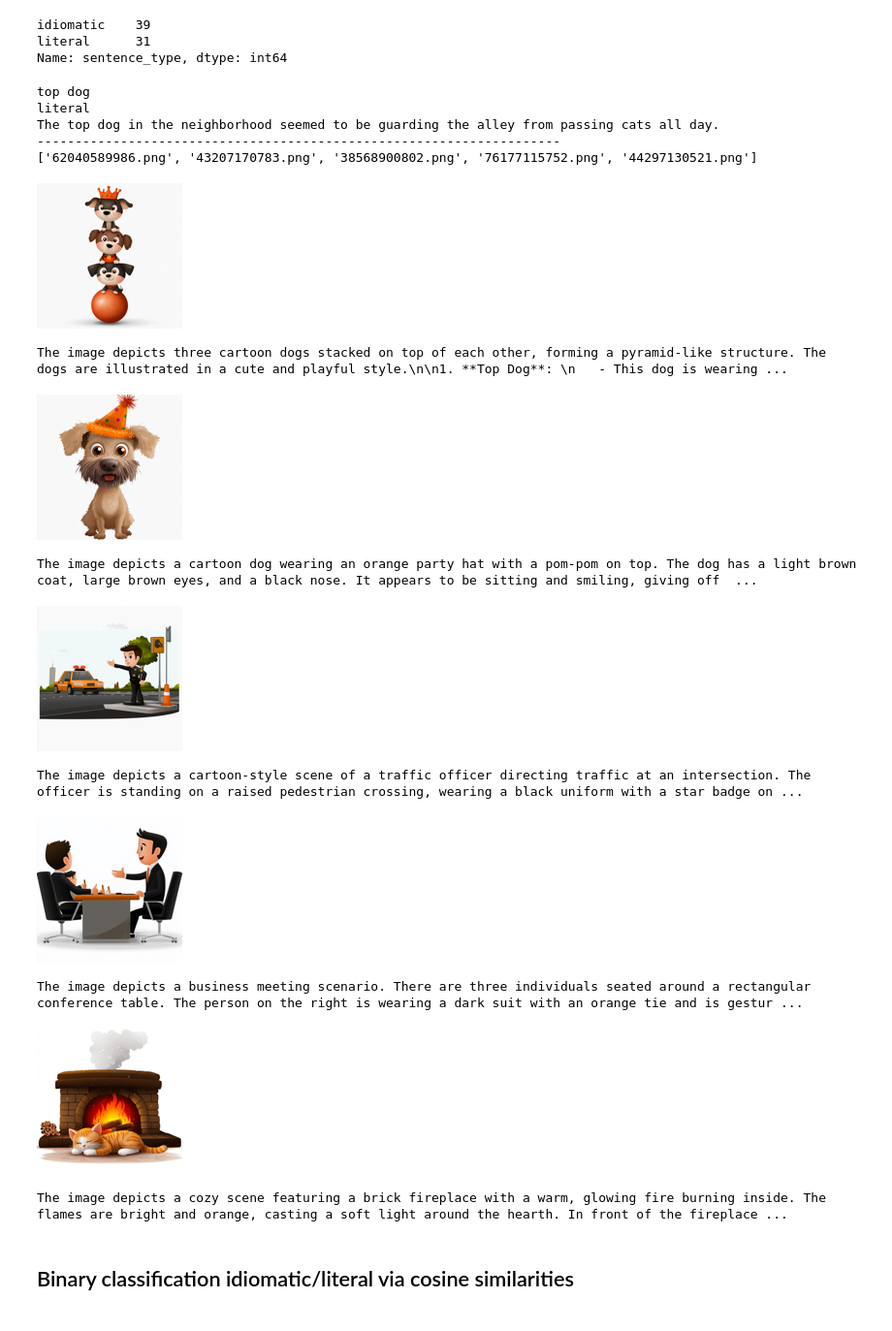
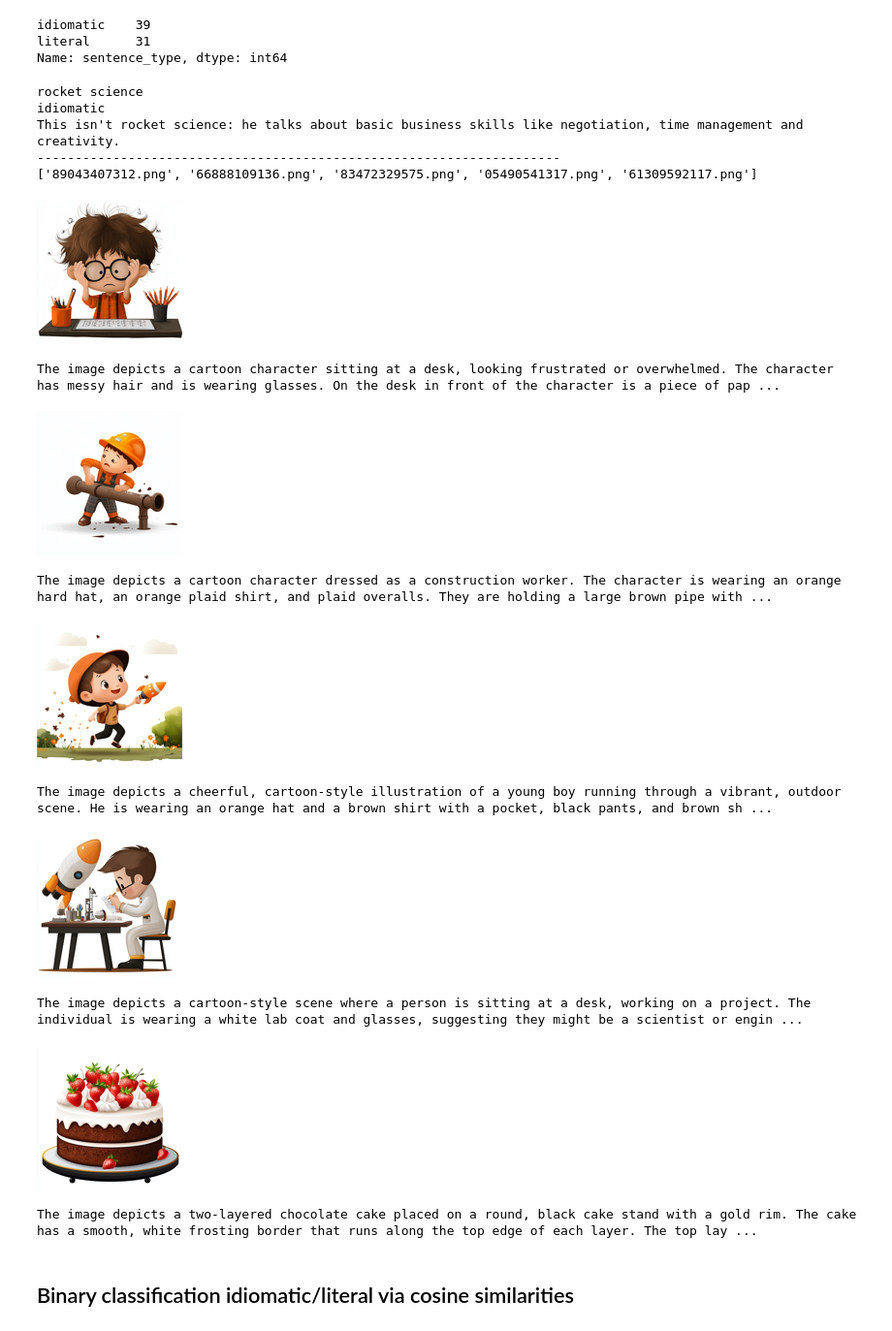
Before and after one commit to ViLoh99/transformer-semeval25, a Jupyter notebook: subtaskA_predictions_fromBERT.ipynb, the cells around one changed output. Shown at 97% size. Saved outputs shown, nothing was run; the diff lists cells and outputs as text; code cells hidden in the pictures.

```diff
--- a/subtaskA_predictions_fromBERT.ipynb
+++ b/subtaskA_predictions_fromBERT.ipynb
@@ -19,3 +5,37 @@ dataA = pd.read_pickle("dataA"+ prep + checkpoint +  ".pkl")
+# %%
+import csv
+import sys
+import ast
+
+import pandas as pd
+import numpy as np
+
+# read in pickle file
+#prep =  "_preprocessed_" #
+prep = "_" #
+checkpoint = 'bert-base-uncased'
+#checkpoint = 'sentence-transformers_all-MiniLM-L6-v2'
+cls_sep = "_without_CLS_SEP" # does not make sense for prep =  "_preprocessed_"
+#cls_sep = ""
+
+dataA = pd.read_pickle("dataA"+ prep + checkpoint + cls_sep + ".pkl")
+
+f = open('results.txt', 'a')
+f.write("\n" "=================================================")
+f.write("\n" +"checkpoint = " + checkpoint)
+if prep == "_preprocessed_":
+    f.write("\n" +"preprocessed: True " + "noun, verb")
+else:
+    f.write("\n" +"preprocessed: False")
+if cls_sep == "_without_CLS_SEP":
+    f.write("\n" + "CLS and SEP Tokens removed")
+else:
+    f.write("\n" + "without CLS and SEP Tokens removed")
+
+f.write("\n" "-------------------------------------------------")
+f.close()
+
+# file to collect results "results.txt"
 # %%
 dataA["subset"].value_counts()
 # %% [output]
@@ -81,23 +101,23 @@ def print_item(n, mydata):
         print(mydata['image'+str(index)+'_caption'][n])
 # %%
 dataA_train = only_train(dataA)
-print_item(27,dataA_train)
+print_item(12,dataA_train)
 # %% [output]
-top dog
-literal
-The top dog in the neighborhood seemed to be guarding the alley from passing cats all day.
+rocket science
+idiomatic
+This isn't rocket science: he talks about basic business skills like negotiation, time management and creativity.
 ---------------------------------------------------------------------
-['62040589986.png', '43207170783.png', '38568900802.png', '76177115752.png', '44297130521.png']
+['89043407312.png', '66888109136.png', '83472329575.png', '05490541317.png', '61309592117.png']
-[figure, old version]
+[figure, new version]
-The image depicts three cartoon dogs stacked on top of each other, forming a pyramid-like structure. The dogs are illustrated in a cute and playful style.\n\n1. **Top Dog**: \n   - This dog is wearing ...
+The image depicts a cartoon character sitting at a desk, looking frustrated or overwhelmed. The character has messy hair and is wearing glasses. On the desk in front of the character is a piece of pap ...
-[figure, old version]
+[figure, new version]
-The image depicts a cartoon dog wearing an orange party hat with a pom-pom on top. The dog has a light brown coat, large brown eyes, and a black nose. It appears to be sitting and smiling, giving off  ...
+The image depicts a cartoon character dressed as a construction worker. The character is wearing an orange hard hat, an orange plaid shirt, and plaid overalls. They are holding a large brown pipe with ...
-[figure, old version]
+[figure, new version]
-The image depicts a cartoon-style scene of a traffic officer directing traffic at an intersection. The officer is standing on a raised pedestrian crossing, wearing a black uniform with a star badge on ...
+The image depicts a cheerful, cartoon-style illustration of a young boy running through a vibrant, outdoor scene. He is wearing an orange hat and a brown shirt with a pocket, black pants, and brown sh ...
-[figure, old version]
+[figure, new version]
-The image depicts a business meeting scenario. There are three individuals seated around a rectangular conference table. The person on the right is wearing a dark suit with an orange tie and is gestur ...
+The image depicts a cartoon-style scene where a person is sitting at a desk, working on a project. The individual is wearing a white lab coat and glasses, suggesting they might be a scientist or engin ...
-[figure, old version]
+[figure, new version]
-The image depicts a cozy scene featuring a brick fireplace with a warm, glowing fire burning inside. The flames are bright and orange, casting a soft light around the hearth. In front of the fireplace ...
+The image depicts a two-layered chocolate cake placed on a round, black cake stand with a gold rim. The cake has a smooth, white frosting border that runs along the top edge of each layer. The top lay ...
 # %% [markdown]
 ## Binary classification idiomatic/literal via cosine similarities
 # %% [markdown]
```
Also changed, not shown: parts of 41 cells of this notebook, 1 other file.
